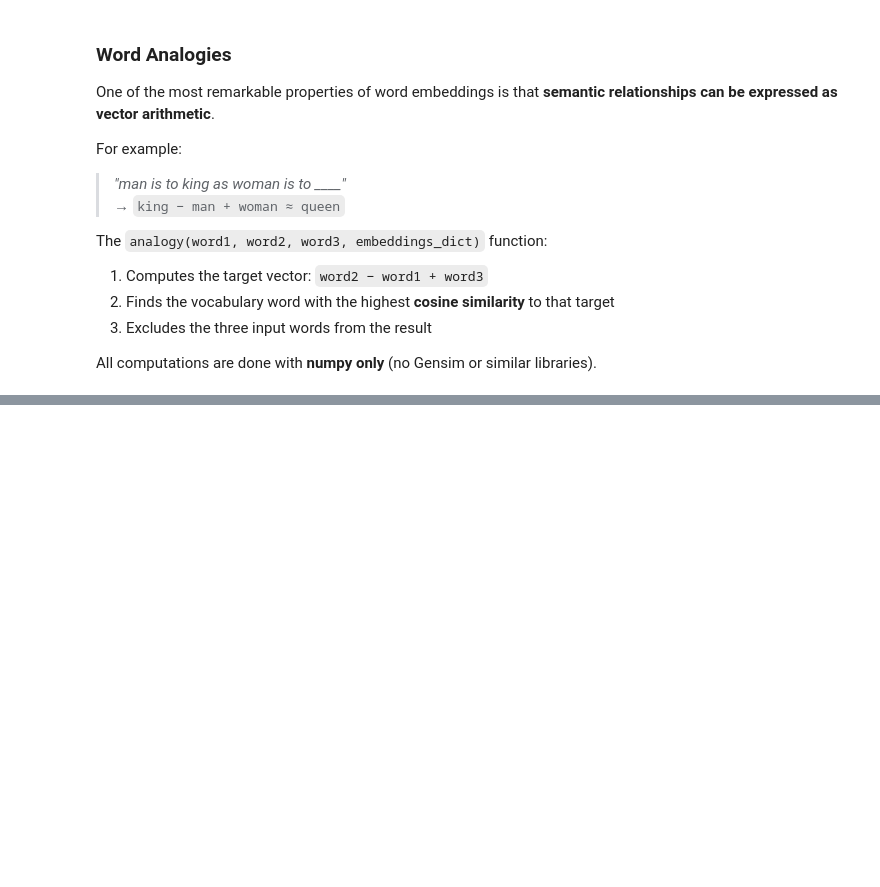
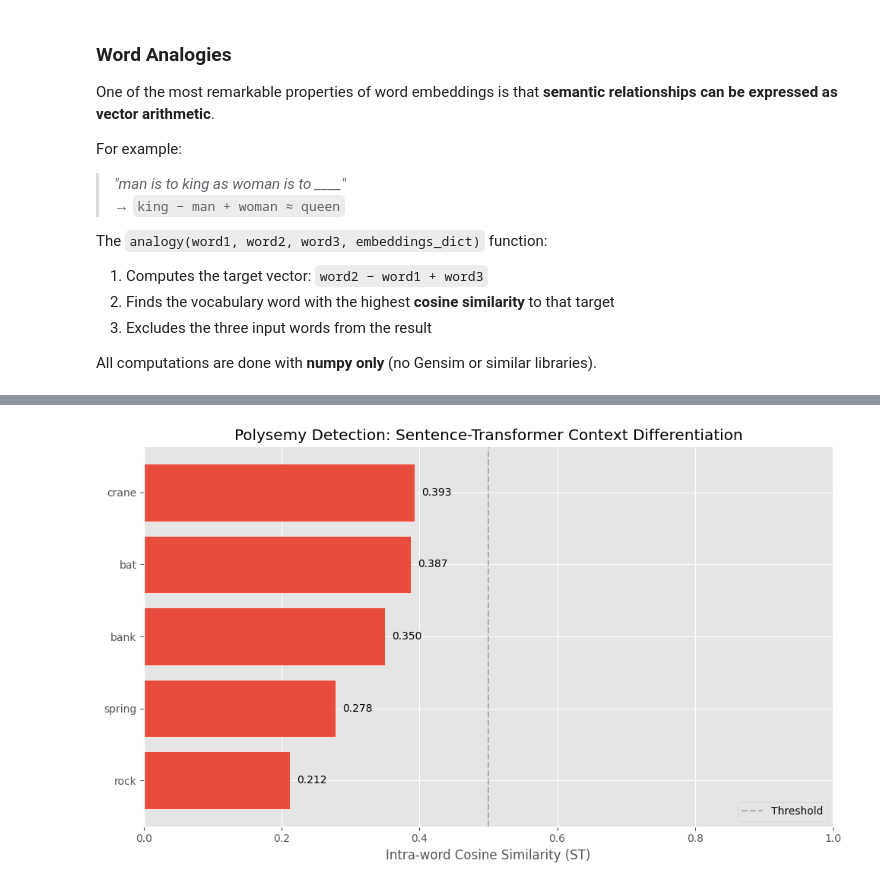
Before and after one commit to Luz026/TC5033_Team30, a Jupyter notebook: A3A/TC4033_Activity3a_30.ipynb, the cells around one changed output, grey strips where cells are left out. Saved outputs shown, nothing was run; the diff lists cells and outputs as text; code cells hidden in the pictures; blank space fills up the shorter version.

```diff
--- a/A3A/TC4033_Activity3a_30.ipynb
+++ b/A3A/TC4033_Activity3a_30.ipynb
@@ -618,0 +648,6 @@ Top 10 most similar to 'mexico':
+# %%
+from utils import FoundationalComparison, POLYSEMOUS_CONTEXTS
+
+comparison = FoundationalComparison(space, st_model_name='all-MiniLM-L6-v2', device='cuda')
+print(f"GloVe space: {space.vocab_size:,} words, {space.dim}d")
+print(f"ST model: all-MiniLM-L6-v2, 384d, device: {comparison.st_model.device}")
@@ -618,0 +794,5 @@ Top 10 most similar to 'mexico':
+# %%
+fig = comparison.plot_polysemy_heatmap(POLYSEMOUS_CONTEXTS)
+plt.show()
+# %% [output]
+[figure, added]
```
Also changed, not shown: parts of 83 cells of this notebook, 5 other files.
